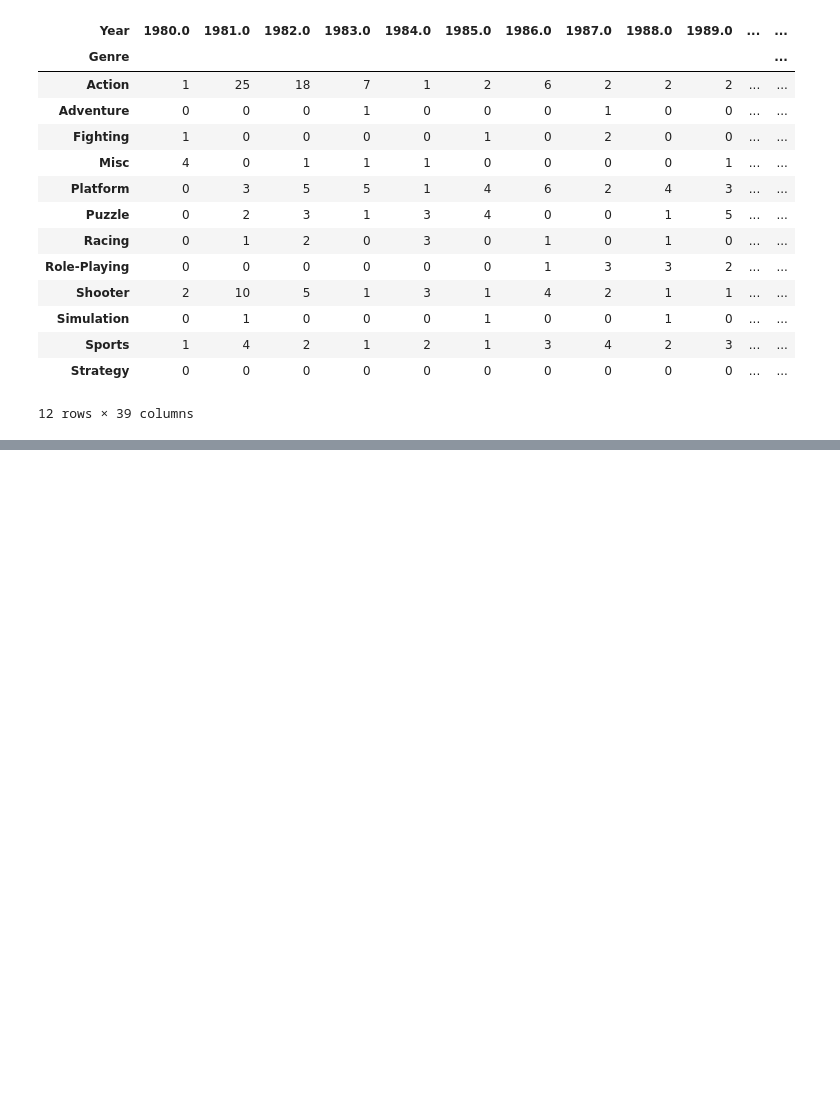
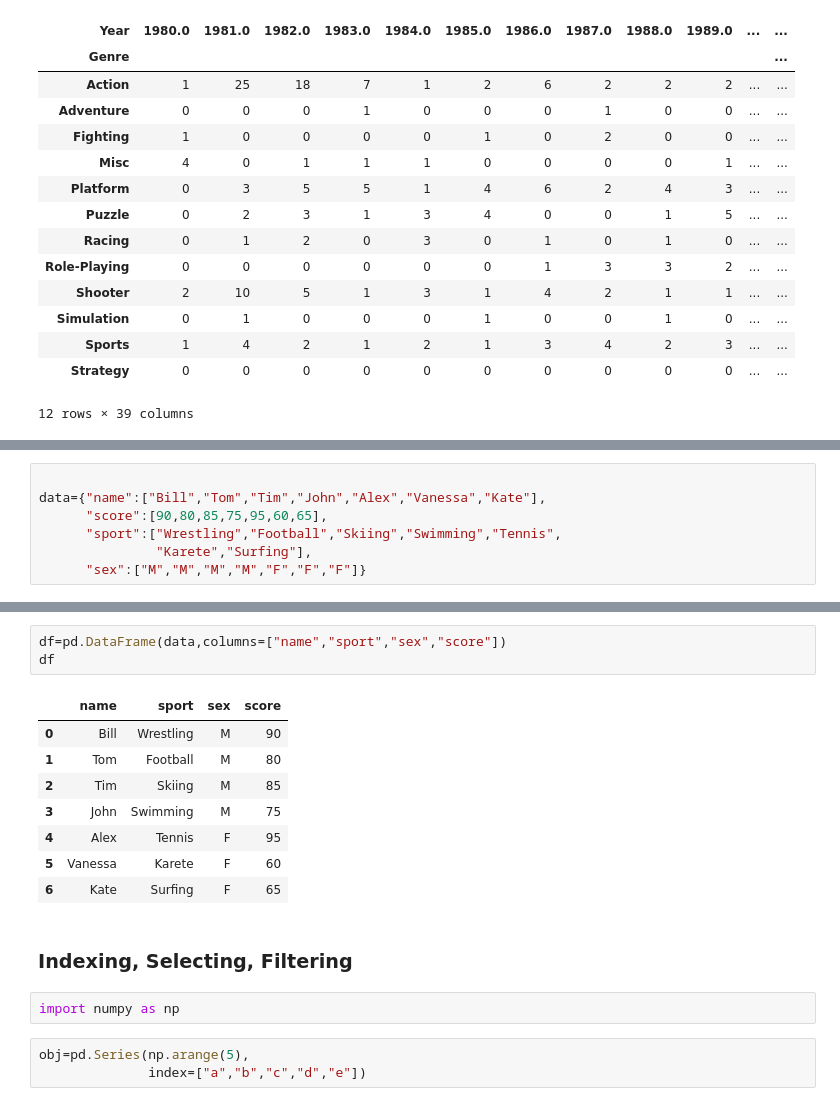
Before and after one commit to gghimire2041/pandas-ultimate-exercise, a Jupyter notebook: 01-pandas-series.ipynb, the cells around one changed output, grey strips where cells are left out. Cells and saved outputs as stored; diff of their text form; blank space fills up the shorter version.

```diff
--- a/01-pandas-series.ipynb
+++ b/01-pandas-series.ipynb
@@ -216,0 +233,7 @@ pd.crosstab(games.Genre, games.Year)
+# %%
+
+data={"name":["Bill","Tom","Tim","John","Alex","Vanessa","Kate"],
+      "score":[90,80,85,75,95,60,65],
+      "sport":["Wrestling","Football","Skiing","Swimming","Tennis",
+               "Karete","Surfing"],
+      "sex":["M","M","M","M","F","F","F"]}
@@ -216,0 +249,19 @@ pd.crosstab(games.Genre, games.Year)
+# %%
+df=pd.DataFrame(data,columns=["name","sport","sex","score"])
+df
+# %% [output]
+|  | name | sport | sex | score |
+| 0 | Bill | Wrestling | M | 90 |
+| 1 | Tom | Football | M | 80 |
+| 2 | Tim | Skiing | M | 85 |
+| 3 | John | Swimming | M | 75 |
+| 4 | Alex | Tennis | F | 95 |
+| 5 | Vanessa | Karete | F | 60 |
+| 6 | Kate | Surfing | F | 65 |
+# %% [markdown]
+### Indexing, Selecting, Filtering
+# %%
+import numpy as np
+# %%
+obj=pd.Series(np.arange(5),
+              index=["a","b","c","d","e"])
```
Also changed, not shown: parts of 16 cells of this notebook.
